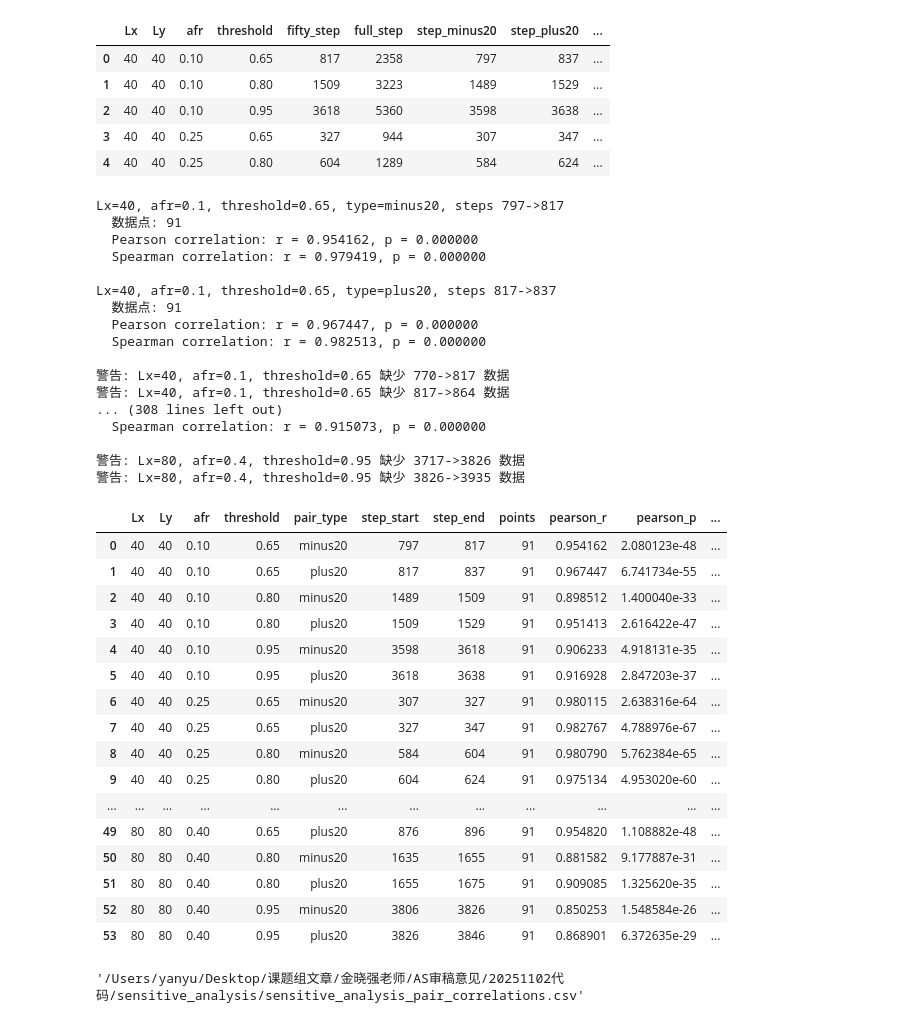
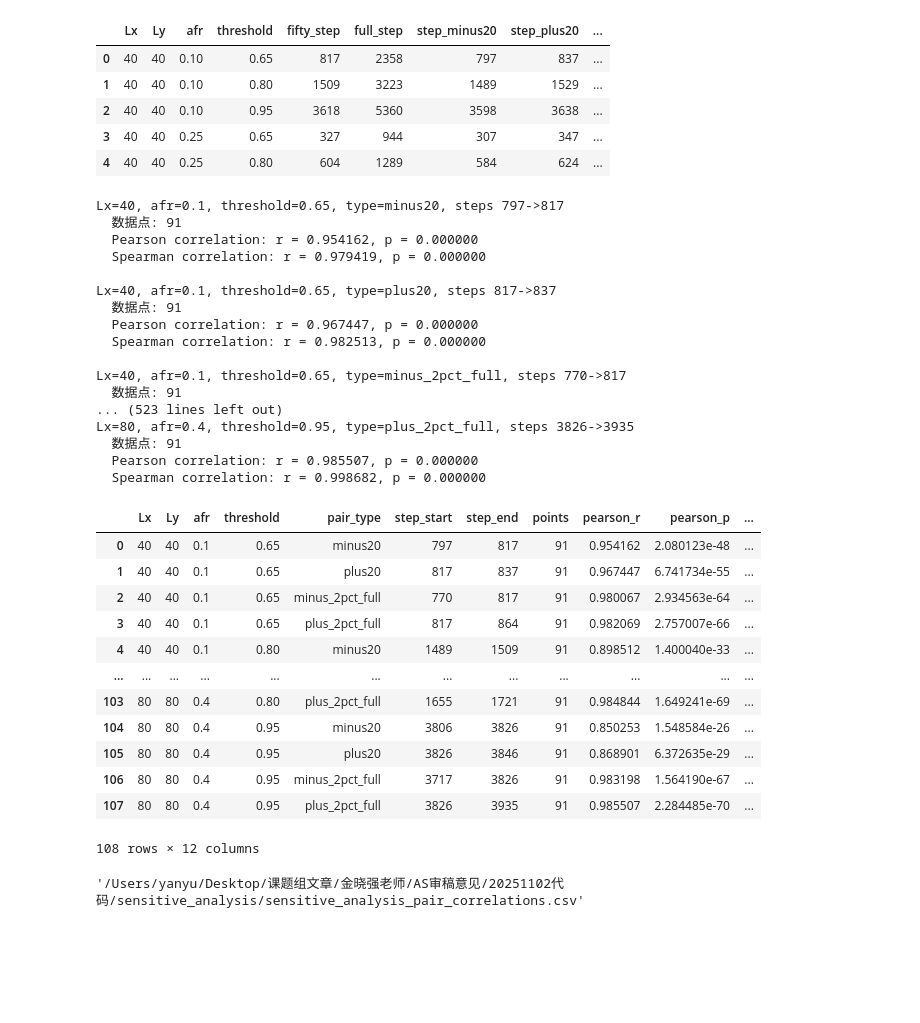
Before and after one commit to YYshen07/porous_fisher_fem, a Jupyter notebook: sensitive_analysis_4.ipynb, the cells around one changed output. Cells and saved outputs as stored; diff of their text form; code cells hidden in the pictures; blank space fills up the shorter version.

```diff
--- a/sensitive_analysis_4.ipynb
+++ b/sensitive_analysis_4.ipynb
@@ -32,13 +32,20 @@ def format_afr(value: float) -> str:
     return txt
 
 
-def build_filename(Lx: int, Ly: int, afr: float, step: int) -> str:
-    afr_str = format_afr(afr)
-    return f"Lx{Lx}_Ly{Ly}_afr{afr_str}_flag1_timestep{step}.csv"
+def format_threshold(value: float) -> str:
+    txt = f"{value:.2f}"
+    txt = txt.rstrip('0').rstrip('.')
+    return txt
 
 
-def load_interface_csv(Lx: int, Ly: int, afr: float, step: int):
-    filename = build_filename(Lx, Ly, afr, step)
+def build_filename(Lx: int, Ly: int, afr: float, threshold: float, step: int) -> str:
+    afr_str = format_afr(afr)
+    threshold_str = format_threshold(threshold)
+    return f"Lx{Lx}_Ly{Ly}_afr{afr_str}_thr{threshold_str}_flag1_timestep{step}.csv"
+
+
+def load_interface_csv(Lx: int, Ly: int, afr: float, threshold: float, step: int):
+    filename = build_filename(Lx, Ly, afr, threshold, step)
     path = os.path.join(BASE_DIR, 'sensitive_analysis', filename)
     if not os.path.exists(path):
         return None
@@ -156,7 +163,8 @@ def analyze_pair(Lx, Ly, afr, threshold, step1, step2, pair_data, output_dir, pa
     plt.tight_layout()
 
     afr_str = format_afr(afr)
-    output_name = f"Lx{Lx}_Ly{Ly}_afr{afr_str}_flag1_timestep{step1}_{step2}.png"
+    threshold_str = format_threshold(threshold)
+    output_name = f"Lx{Lx}_Ly{Ly}_afr{afr_str}_thr{threshold_str}_flag1_timestep{step1}_{step2}.png"
     output_path = os.path.join(output_dir, output_name)
     plt.savefig(output_path, dpi=300)
     plt.close(fig)
@@ -217,62 +225,58 @@ for _, row in summary_df.iterrows():
             continue
 
         if start_step not in data_cache:
-            data_cache[start_step] = load_interface_csv(Lx, Ly, afr, start_step)
+            data_cache[start_step] = load_interface_csv(Lx, Ly, afr, threshold, start_step)
         if end_step not in data_cache:
-            data_cache[end_step] = load_interface_csv(Lx, Ly, afr, end_step)
+            data_cache[end_step] = load_interface_csv(Lx, Ly, afr, threshold, end_step)
 
         data_start = data_cache[start_step]
         data_end = data_cache[end_step]
 
         pair_data = collect_pair_data(data_start, data_end)
         if pair_data is None:
             print(f"警告: Lx={Lx}, afr={afr}, threshold={threshold} 缺少 {start_step}->{end_step} 数据")
             continue
 
         result_pair = analyze_pair(Lx, Ly, afr, threshold, start_step, end_step, pair_data, output_dir, pair_label)
         results.append(result_pair)
         print(f"Lx={Lx}, afr={afr}, threshold={threshold}, type={pair_label}, steps {start_step}->{end_step}")
         print(f"  数据点: {result_pair['points']}")
         print(f"  Pearson correlation: r = {result_pair['pearson_r']:.6f}, p = {result_pair['pearson_p']:.6f}")
         print(f"  Spearman correlation: r = {result_pair['spearman_r']:.6f}, p = {result_pair['spearman_p']:.6f}\n")
 
 results_df = pd.DataFrame(results)
 results_df
 # %% [output]
 Lx=40, afr=0.1, threshold=0.65, type=minus20, steps 797->817
   数据点: 91
   Pearson correlation: r = 0.954162, p = 0.000000
   Spearman correlation: r = 0.979419, p = 0.000000
 
 Lx=40, afr=0.1, threshold=0.65, type=plus20, steps 817->837
   数据点: 91
   Pearson correlation: r = 0.967447, p = 0.000000
   Spearman correlation: r = 0.982513, p = 0.000000
 
-警告: Lx=40, afr=0.1, threshold=0.65 缺少 770->817 数据
-警告: Lx=40, afr=0.1, threshold=0.65 缺少 817->864 数据
-... (308 lines left out)
-  Spearman correlation: r = 0.915073, p = 0.000000
-
-警告: Lx=80, afr=0.4, threshold=0.95 缺少 3717->3826 数据
-警告: Lx=80, afr=0.4, threshold=0.95 缺少 3826->3935 数据
+Lx=40, afr=0.1, threshold=0.65, type=minus_2pct_full, steps 770->817
+  数据点: 91
+... (523 lines left out)
+Lx=80, afr=0.4, threshold=0.95, type=plus_2pct_full, steps 3826->3935
+  数据点: 91
+  Pearson correlation: r = 0.985507, p = 0.000000
+  Spearman correlation: r = 0.998682, p = 0.000000
 |  | Lx | Ly | afr | threshold | pair_type | step_start | step_end | points | pearson_r | pearson_p | ... |
-| 0 | 40 | 40 | 0.10 | 0.65 | minus20 | 797 | 817 | 91 | 0.954162 | 2.080123e-48 | ... |
-| 1 | 40 | 40 | 0.10 | 0.65 | plus20 | 817 | 837 | 91 | 0.967447 | 6.741734e-55 | ... |
-| 2 | 40 | 40 | 0.10 | 0.80 | minus20 | 1489 | 1509 | 91 | 0.898512 | 1.400040e-33 | ... |
-| 3 | 40 | 40 | 0.10 | 0.80 | plus20 | 1509 | 1529 | 91 | 0.951413 | 2.616422e-47 | ... |
-| 4 | 40 | 40 | 0.10 | 0.95 | minus20 | 3598 | 3618 | 91 | 0.906233 | 4.918131e-35 | ... |
-| 5 | 40 | 40 | 0.10 | 0.95 | plus20 | 3618 | 3638 | 91 | 0.916928 | 2.847203e-37 | ... |
-| 6 | 40 | 40 | 0.25 | 0.65 | minus20 | 307 | 327 | 91 | 0.980115 | 2.638316e-64 | ... |
-| 7 | 40 | 40 | 0.25 | 0.65 | plus20 | 327 | 347 | 91 | 0.982767 | 4.788976e-67 | ... |
-| 8 | 40 | 40 | 0.25 | 0.80 | minus20 | 584 | 604 | 91 | 0.980790 | 5.762384e-65 | ... |
-| 9 | 40 | 40 | 0.25 | 0.80 | plus20 | 604 | 624 | 91 | 0.975134 | 4.953020e-60 | ... |
+| 0 | 40 | 40 | 0.1 | 0.65 | minus20 | 797 | 817 | 91 | 0.954162 | 2.080123e-48 | ... |
+| 1 | 40 | 40 | 0.1 | 0.65 | plus20 | 817 | 837 | 91 | 0.967447 | 6.741734e-55 | ... |
+| 2 | 40 | 40 | 0.1 | 0.65 | minus_2pct_full | 770 | 817 | 91 | 0.980067 | 2.934563e-64 | ... |
+| 3 | 40 | 40 | 0.1 | 0.65 | plus_2pct_full | 817 | 864 | 91 | 0.982069 | 2.757007e-66 | ... |
+| 4 | 40 | 40 | 0.1 | 0.80 | minus20 | 1489 | 1509 | 91 | 0.898512 | 1.400040e-33 | ... |
 | ... | ... | ... | ... | ... | ... | ... | ... | ... | ... | ... | ... |
-| 49 | 80 | 80 | 0.40 | 0.65 | plus20 | 876 | 896 | 91 | 0.954820 | 1.108882e-48 | ... |
-| 50 | 80 | 80 | 0.40 | 0.80 | minus20 | 1635 | 1655 | 91 | 0.881582 | 9.177887e-31 | ... |
-| 51 | 80 | 80 | 0.40 | 0.80 | plus20 | 1655 | 1675 | 91 | 0.909085 | 1.325620e-35 | ... |
-| 52 | 80 | 80 | 0.40 | 0.95 | minus20 | 3806 | 3826 | 91 | 0.850253 | 1.548584e-26 | ... |
-| 53 | 80 | 80 | 0.40 | 0.95 | plus20 | 3826 | 3846 | 91 | 0.868901 | 6.372635e-29 | ... |
+| 103 | 80 | 80 | 0.4 | 0.80 | plus_2pct_full | 1655 | 1721 | 91 | 0.984844 | 1.649241e-69 | ... |
+| 104 | 80 | 80 | 0.4 | 0.95 | minus20 | 3806 | 3826 | 91 | 0.850253 | 1.548584e-26 | ... |
+| 105 | 80 | 80 | 0.4 | 0.95 | plus20 | 3826 | 3846 | 91 | 0.868901 | 6.372635e-29 | ... |
+| 106 | 80 | 80 | 0.4 | 0.95 | minus_2pct_full | 3717 | 3826 | 91 | 0.983198 | 1.564190e-67 | ... |
+| 107 | 80 | 80 | 0.4 | 0.95 | plus_2pct_full | 3826 | 3935 | 91 | 0.985507 | 2.284485e-70 | ... |
+108 rows × 12 columns
 # %%
 pairs_csv_path = os.path.join(output_dir, 'sensitive_analysis_pair_correlations.csv')
 results_df.to_csv(pairs_csv_path, index=False)
```
Also changed, not shown: 1 other file.
